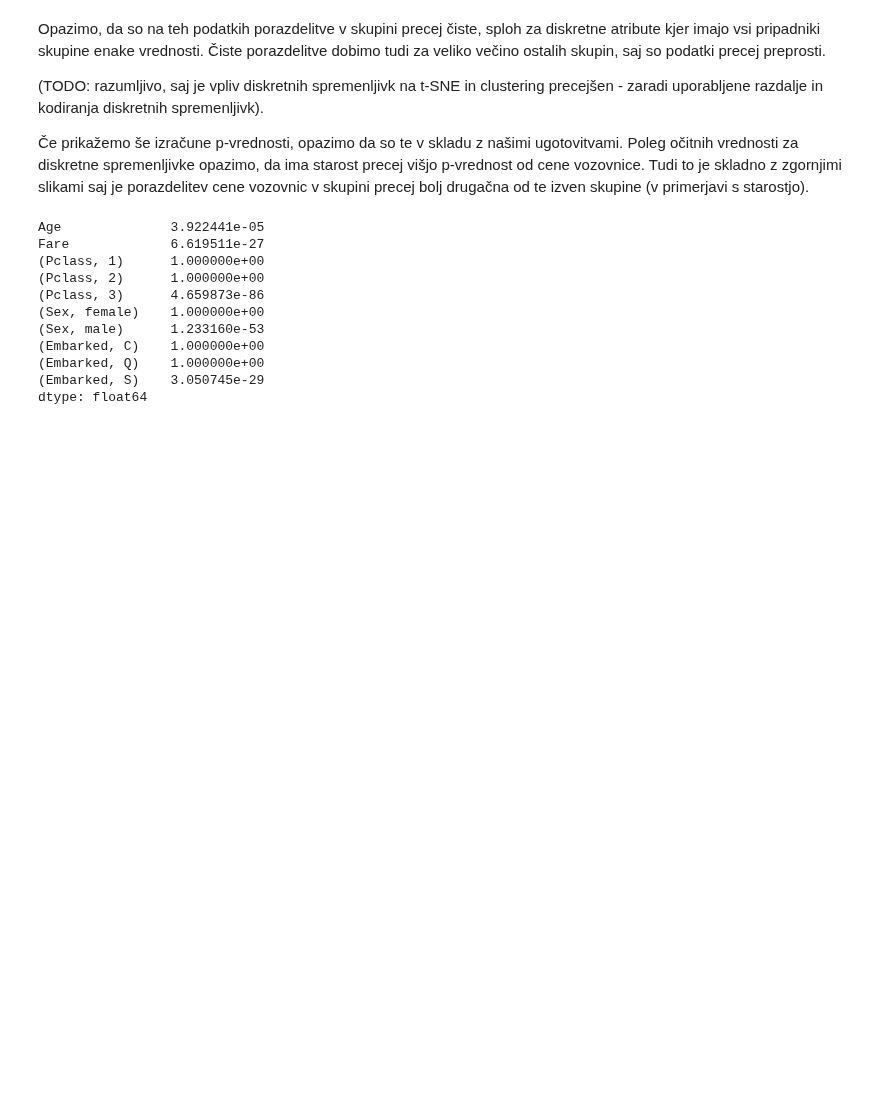
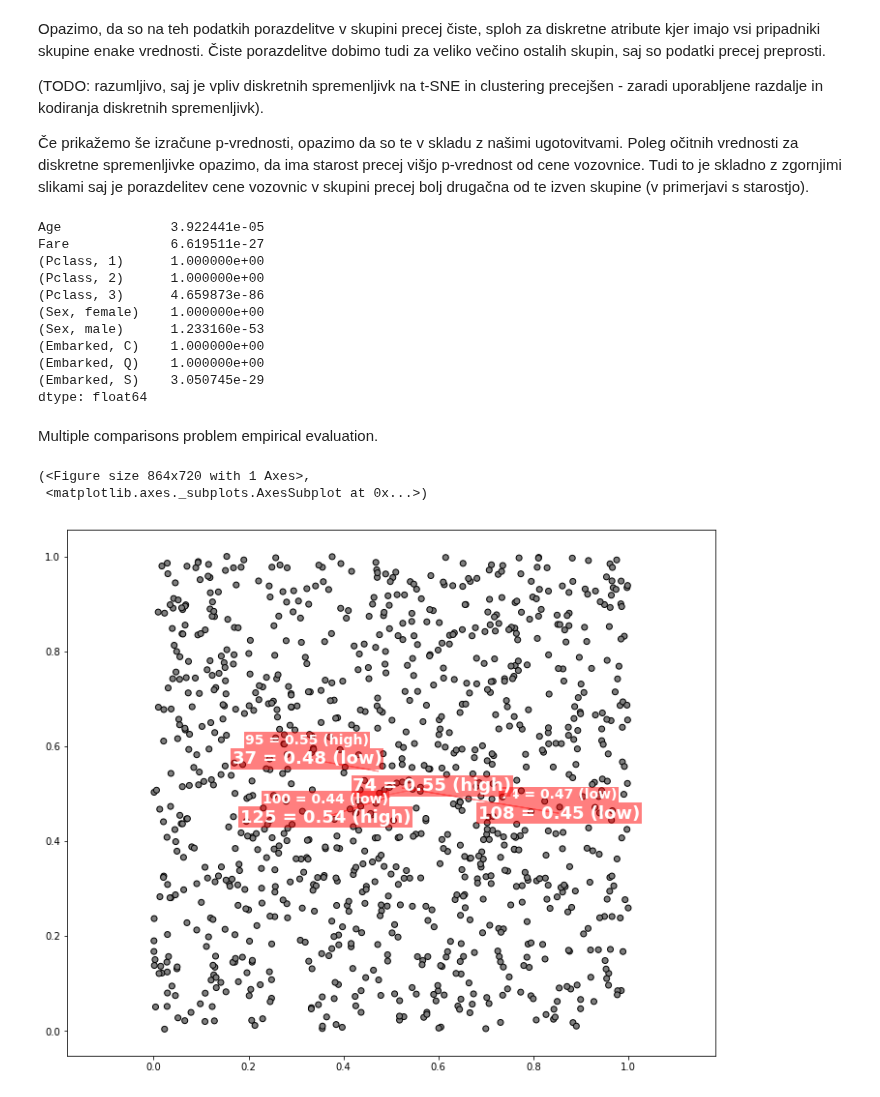
Before and after one commit to simejanko/mag-multidim-proj-visualisation, a Jupyter notebook: showcases/tab_exploration.ipynb, the cells around one changed output. Cells and saved outputs as stored; diff of their text form; code cells hidden in the pictures; blank space fills up the shorter version.

Commit message:
Add simple example for multiple comprisons problem

```diff
--- a/showcases/tab_exploration.ipynb
+++ b/showcases/tab_exploration.ipynb
@@ -142,3 +144,19 @@ Fare             6.619511e-27
 (Embarked, Q)    1.000000e+00
 (Embarked, S)    3.050745e-29
 dtype: float64
+# %% [markdown]
+Multiple comparisons problem empirical evaluation.
+# %%
+X = np.random.uniform(size=(1000,150))
+clusters = np.random.randint(0,4, size=(1000,))
+X_em = np.random.uniform(size=(1000, 2))
+df = pd.DataFrame(X)
+df['discrete'] = np.random.randint(0,4, size=(1000,)).astype(object)
+# %%
+tab_explorer = TabExplorer(p_threshold=0.01)
+tab_explorer.fit(df, X_em, clusters)
+tab_explorer.plot_static(avoid_overlaps=True)
+# %% [output]
+(<Figure size 864x720 with 1 Axes>,
+ <matplotlib.axes._subplots.AxesSubplot at 0x...>)
+[figure, added]
```
Also changed, not shown: parts of 2 cells of this notebook.
